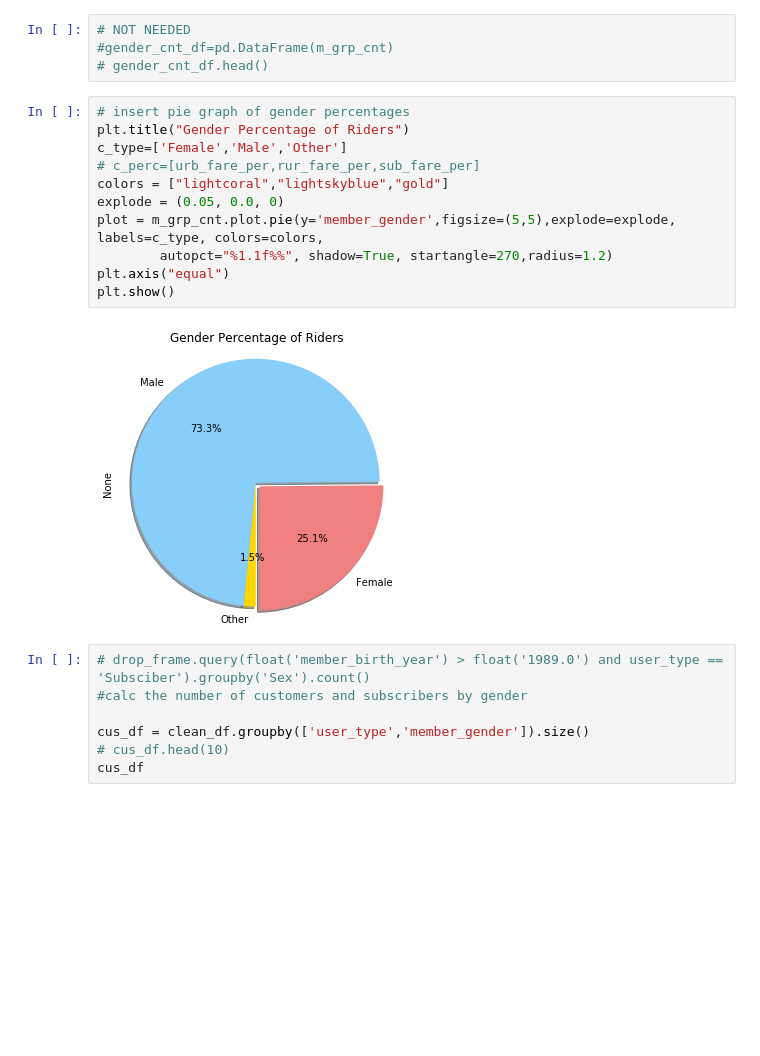
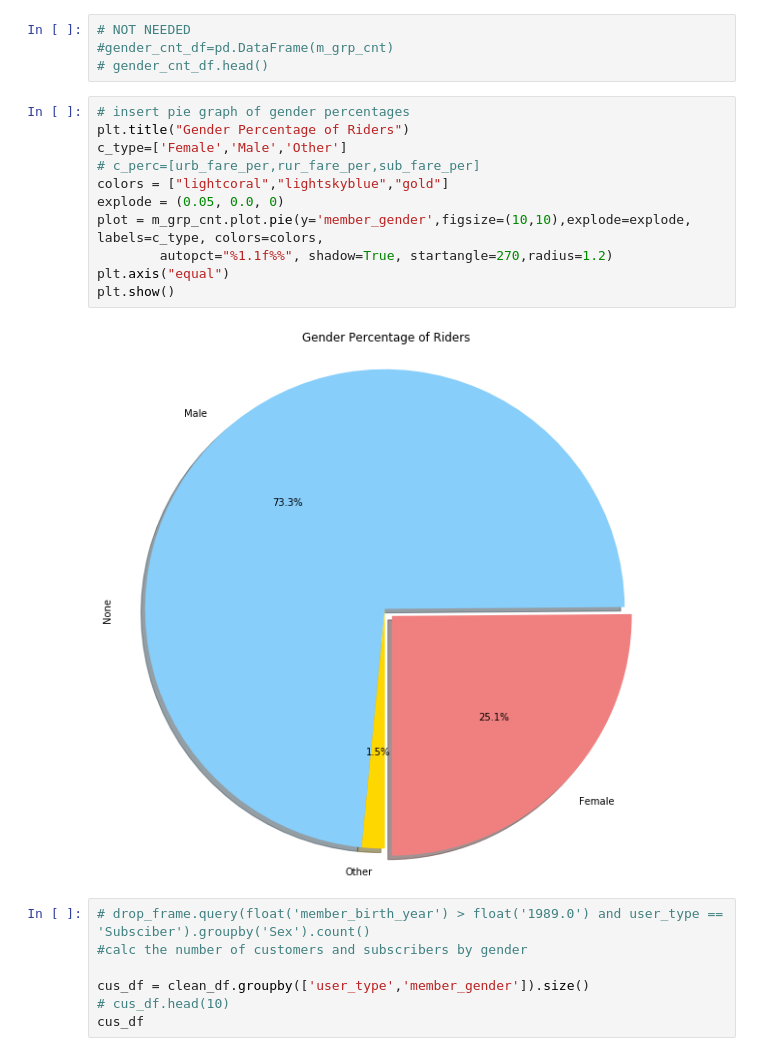
Before and after one commit to kentlum2018/ProjectONE10Jan, a Jupyter notebook: project1.ipynb, the cells around one changed output. Saved outputs shown, nothing was run; the diff lists cells and outputs as text; blank space fills up the shorter version.

```diff
--- a/project1.ipynb
+++ b/project1.ipynb
@@ -157,16 +145,16 @@ dtype: int64
 # %%
 # insert pie graph of gender percentages
 plt.title("Gender Percentage of Riders")
 c_type=['Female','Male','Other']
 # c_perc=[urb_fare_per,rur_fare_per,sub_fare_per]
 colors = ["lightcoral","lightskyblue","gold"]
 explode = (0.05, 0.0, 0)
-plot = m_grp_cnt.plot.pie(y='member_gender',figsize=(5,5),explode=explode, labels=c_type, colors=colors,
+plot = m_grp_cnt.plot.pie(y='member_gender',figsize=(10,10),explode=explode, labels=c_type, colors=colors,
         autopct="%1.1f%%", shadow=True, startangle=270,radius=1.2)
 plt.axis("equal")
 plt.show()
 # %% [output]
-[figure, old version]
+[figure, new version]
 # %%
 # drop_frame.query(float('member_birth_year') > float('1989.0') and user_type == 'Subsciber').groupby('Sex').count()
 #calc the number of customers and subscribers by gender
```
Also changed, not shown: parts of 60 cells of this notebook, 1 other file.
